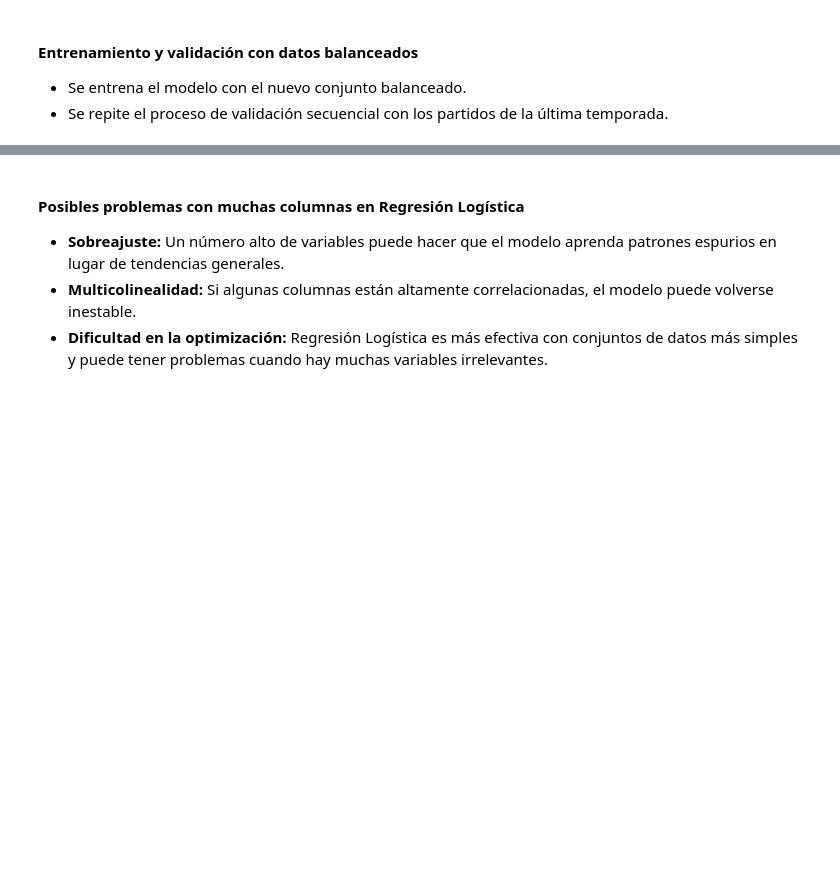
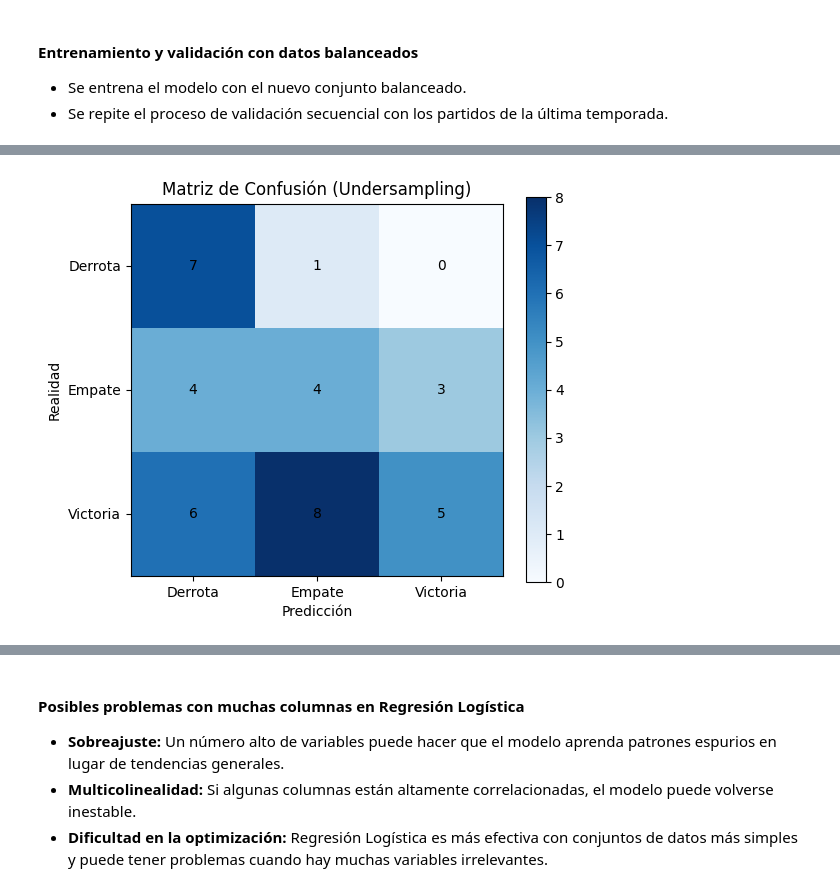
Before and after one commit to anaigs/tfg_inso_github, a Jupyter notebook: code/models/modelos_lineales/regresion_logistica.ipynb, the cells around one changed output, grey strips where cells are left out. Drawn from its saved outputs; the diff is of its cells as text; code cells hidden in the pictures; blank space fills up the shorter version.

```diff
--- a/code/models/modelos_lineales/regresion_logistica.ipynb
+++ b/code/models/modelos_lineales/regresion_logistica.ipynb
@@ -361,6 +461,26 @@ plt.show()
 - Se observa que el modelo tiende a favorecer una clase sobre las demás.
 - Para corregir esto, se aplicará **oversampling** en las clases menos representadas usando `SMOTE`.
 - Se volverá a entrenar el modelo y se evaluará si mejora la precisión en empates y victorias.
+# %%
+# Cargar los datos
+file_path_bilbao = "../../datasets/datasets_equipos/ath_bilbao.csv"
+df_bilbao = pd.read_csv(file_path_bilbao)
+
+# Preprocesamiento
+df_bilbao = df_bilbao.drop(columns=["season", "date", "team"])
+label_encoder = LabelEncoder()
+df_bilbao["rival_team"] = label_encoder.fit_transform(df_bilbao["rival_team"])
+
+# Separar variables predictoras y variable objetivo
+X_bilbao = df_bilbao.drop(columns=["goals_team", "goals_rival", "result"])
+y_bilbao = df_bilbao["result"]  # -1 (derrota), 0 (empate), 1 (victoria)
+
+# Definir la última temporada como validación
+n_validacion = 38
+X_train_bilbao = X_bilbao.iloc[: -n_validacion]
+y_train_bilbao = y_bilbao.iloc[: -n_validacion]
+X_val_bilbao = X_bilbao.iloc[-n_validacion:]
+y_val_bilbao = y_bilbao.iloc[-n_validacion:]
 # %%
 from imblearn.over_sampling import SMOTE
 
@@ -447,0 +633,76 @@ plt.show()
+# %%
+# Hiperparámetros del modelo
+max_iter = 1000
+solver = "lbfgs"
+
+with mlflow.start_run(run_name="athletic_bilbao_logreg_undersampling"):
+    mlflow.log_param("model_type", "Logistic Regression")
+    mlflow.log_param("approach", "Sequential Validation + Undersampling")
+    mlflow.log_param("team", "Athletic Bilbao")
+    mlflow.log_param("max_iter", max_iter)
+    mlflow.log_param("solver", solver)
+
+    # Iterar sobre los partidos de validación
+    for i in range(n_validacion):
+        # Entrenar el modelo con el conjunto balanceado
+        model_balanced = LogisticRegression(solver=solver, max_iter=max_iter, random_state=42)
+        model_balanced.fit(X_train_scaled_balanced, y_train_balanced)
+
+        # Obtener el partido a predecir
+        X_next_balanced = X_val_bilbao.iloc[i:i+1]
+        y_next_balanced = y_val_bilbao.iloc[i]
+
+        # Escalar con los mismos parámetros del entrenamiento
+        X_next_scaled_balanced = scaler_balanced.transform(X_next_balanced)
+
+        # Predecir el partido
+        y_pred_next_balanced = model_balanced.predict(X_next_scaled_balanced)[0]
+
+        # Guardar la predicción y el resultado real
+        y_pred_seq_balanced.append(y_pred_next_balanced)
+        y_real_seq_balanced.append(y_next_balanced)
+
+        # Agregar el partido actual al conjunto de entrenamiento
+        X_train_balanced = pd.concat([pd.DataFrame(X_train_balanced, columns=X_train_bilbao.columns), X_next_balanced])
+        y_train_balanced = pd.concat([pd.Series(y_train_balanced), pd.Series([y_next_balanced])])
+
+        # Volver a escalar los datos con la nueva información incluida
+        X_train_scaled_balanced = scaler_balanced.fit_transform(X_train_balanced)
+
+    # Evaluación del desempeño con undersampling
+    accuracy_balanced = accuracy_score(y_real_seq_balanced, y_pred_seq_balanced)
+    precision_balanced = precision_score(y_real_seq_balanced, y_pred_seq_balanced, average="weighted", zero_division=0)
+    recall_balanced = recall_score(y_real_seq_balanced, y_pred_seq_balanced, average="weighted", zero_division=0)
+    f1_balanced = f1_score(y_real_seq_balanced, y_pred_seq_balanced, average="weighted", zero_division=0)
+
+    # Registrar métricas en MLflow
+    mlflow.log_metric("accuracy", accuracy_balanced)
+    mlflow.log_metric("precision", precision_balanced)
+    mlflow.log_metric("recall", recall_balanced)
+    mlflow.log_metric("f1_score", f1_balanced)
+
+    # Reporte de clasificación
+    report_balanced = classification_report(y_real_seq_balanced, y_pred_seq_balanced, labels=[-1, 0, 1], target_names=["Derrota (-1)", "Empate (0)", "Victoria (1)"])
+    print(f"Accuracy del modelo con undersampling: {accuracy_balanced:.4f}")
+    print("\nReporte de clasificación:\n", report_balanced)
+
+    # Matriz de confusión
+    conf_matrix_balanced = confusion_matrix(y_real_seq_balanced, y_pred_seq_balanced, labels=[-1, 0, 1])
+
+    # Visualizar la matriz de confusión
+    plt.figure(figsize=(6, 5))
+    plt.imshow(conf_matrix_balanced, cmap="Blues", interpolation="nearest")
+    plt.colorbar()
+    plt.xticks([0, 1, 2], ["Derrota", "Empate", "Victoria"])
+    plt.yticks([0, 1, 2], ["Derrota", "Empate", "Victoria"])
+    plt.xlabel("Predicción")
+    plt.ylabel("Realidad")
+    plt.title("Matriz de Confusión (Undersampling)")
+
+    # Mostrar los valores dentro de la matriz
+    for i in range(3):
+        for j in range(3):
+            plt.text(j, i, conf_matrix_balanced[i, j], ha="center", va="center", color="black")
+
+    plt.show()
+# %% [output]
@@ -447,0 +721 @@ plt.show()
+[figure, added]
```
Also changed, not shown: parts of 40 cells of this notebook.
